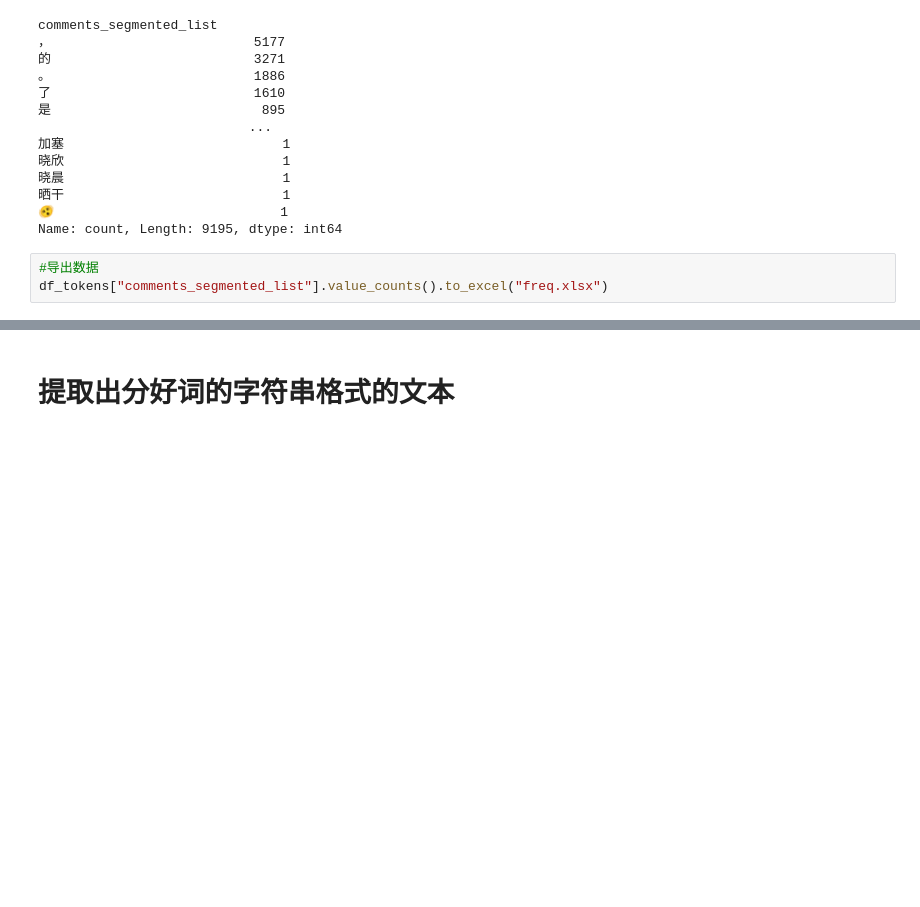
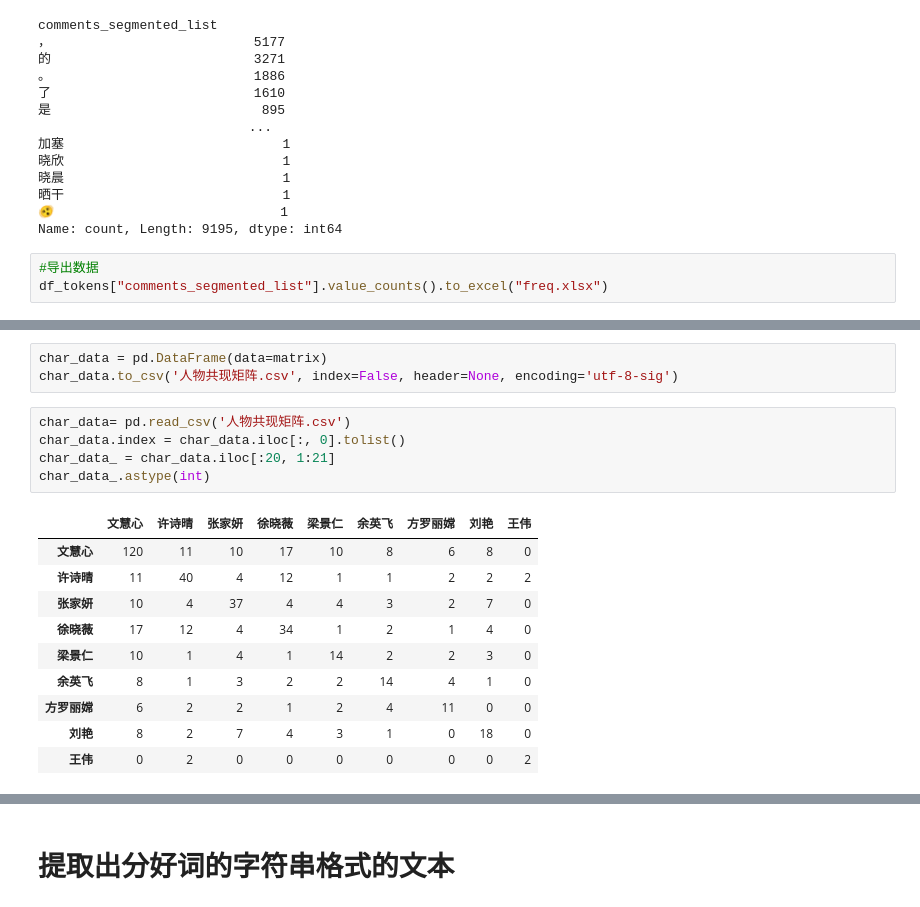
Before and after one commit to zhiliang-lin/public_opinion_data_analysis, a Jupyter notebook: 02 Python数据科学常用包+文本分析初阶/02-4 the_queen_of_news_comments.ipynb, the cells around one changed output, grey strips where cells are left out. Cells and saved outputs as stored; diff of their text form; blank space fills up the shorter version.

```diff
--- a/02 Python数据科学常用包+文本分析初阶/02-4 the_queen_of_news_comments.ipynb
+++ b/02 Python数据科学常用包+文本分析初阶/02-4 the_queen_of_news_comments.ipynb
@@ -142,0 +396,19 @@ df_tokens["comments_segmented_list"].value_counts().to_excel("freq.xlsx")
+# %%
+char_data = pd.DataFrame(data=matrix)
+char_data.to_csv('人物共现矩阵.csv', index=False, header=None, encoding='utf-8-sig')
+# %%
+char_data= pd.read_csv('人物共现矩阵.csv')
+char_data.index = char_data.iloc[:, 0].tolist()
+char_data_ = char_data.iloc[:20, 1:21]
+char_data_.astype(int)
+# %% [output]
+|  | 文慧心 | 许诗晴 | 张家妍 | 徐晓薇 | 梁景仁 | 余英飞 | 方罗丽嫦 | 刘艳 | 王伟 |
+| 文慧心 | 120 | 11 | 10 | 17 | 10 | 8 | 6 | 8 | 0 |
+| 许诗晴 | 11 | 40 | 4 | 12 | 1 | 1 | 2 | 2 | 2 |
+| 张家妍 | 10 | 4 | 37 | 4 | 4 | 3 | 2 | 7 | 0 |
+| 徐晓薇 | 17 | 12 | 4 | 34 | 1 | 2 | 1 | 4 | 0 |
+| 梁景仁 | 10 | 1 | 4 | 1 | 14 | 2 | 2 | 3 | 0 |
+| 余英飞 | 8 | 1 | 3 | 2 | 2 | 14 | 4 | 1 | 0 |
+| 方罗丽嫦 | 6 | 2 | 2 | 1 | 2 | 4 | 11 | 0 | 0 |
+| 刘艳 | 8 | 2 | 7 | 4 | 3 | 1 | 0 | 18 | 0 |
+| 王伟 | 0 | 2 | 0 | 0 | 0 | 0 | 0 | 0 | 2 |
```
Also changed, not shown: parts of 19 cells of this notebook, 3 other files.
